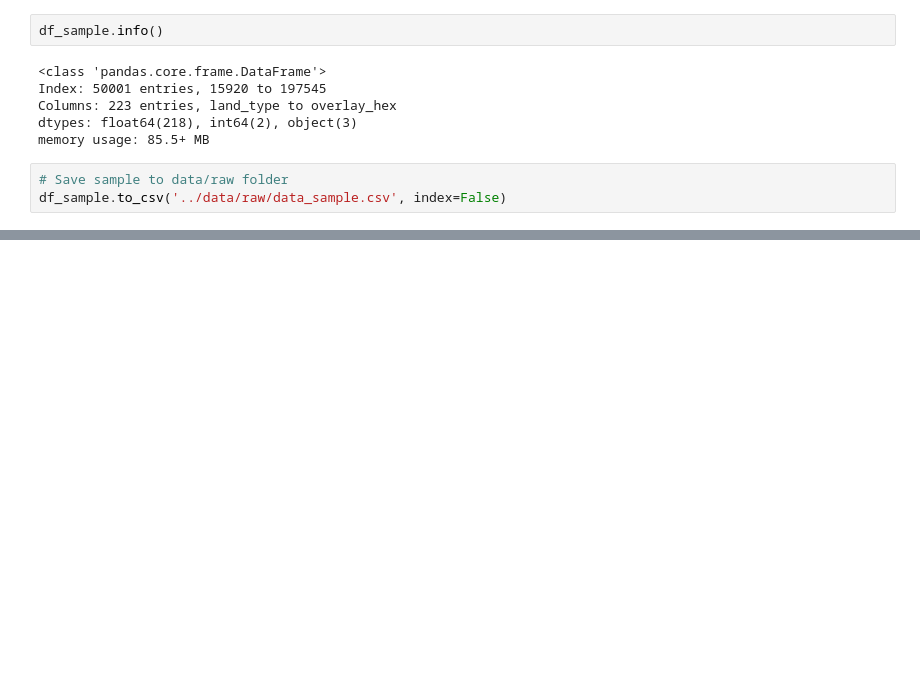
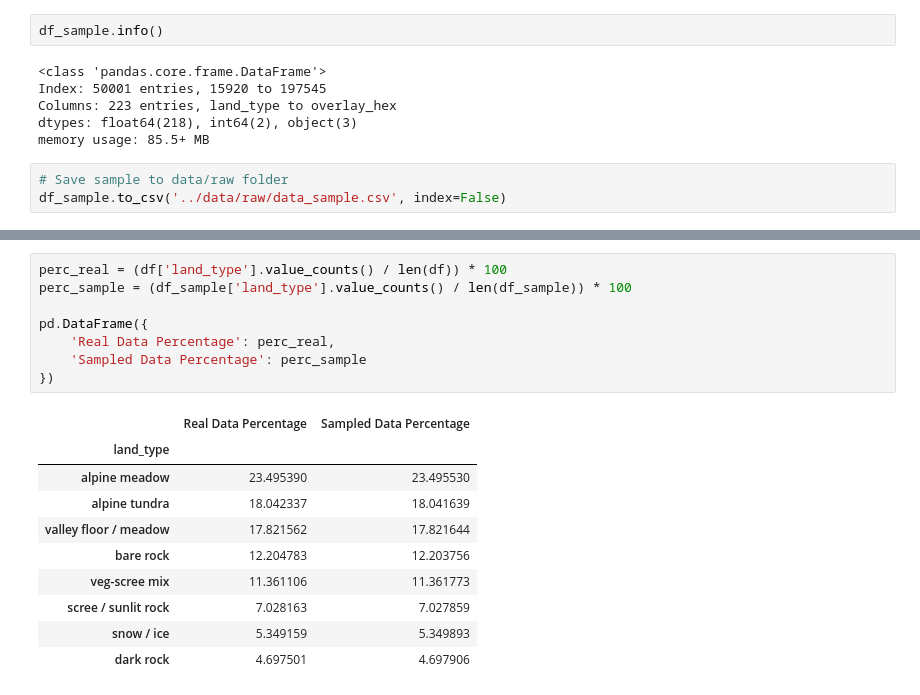
Before and after one commit to Dhruv-baner/st443-group-project, a Jupyter notebook: notebooks/task_1.ipynb, the cells around one changed output, grey strips where cells are left out. Saved outputs shown, nothing was run; the diff lists cells and outputs as text; blank space fills up the shorter version.

```diff
--- a/notebooks/task_1.ipynb
+++ b/notebooks/task_1.ipynb
@@ -127,0 +166,19 @@ df_sample.to_csv('../data/raw/data_sample.csv', index=False)
+# %%
+perc_real = (df['land_type'].value_counts() / len(df)) * 100
+perc_sample = (df_sample['land_type'].value_counts() / len(df_sample)) * 100
+
+pd.DataFrame({
+    'Real Data Percentage': perc_real,
+    'Sampled Data Percentage': perc_sample
+})
+# %% [output]
+|  | Real Data Percentage | Sampled Data Percentage |
+| land_type |  |  |
+| alpine meadow | 23.495390 | 23.495530 |
+| alpine tundra | 18.042337 | 18.041639 |
+| valley floor / meadow | 17.821562 | 17.821644 |
+| bare rock | 12.204783 | 12.203756 |
+| veg-scree mix | 11.361106 | 11.361773 |
+| scree / sunlit rock | 7.028163 | 7.027859 |
+| snow / ice | 5.349159 | 5.349893 |
+| dark rock | 4.697501 | 4.697906 |
```
Also changed, not shown: parts of 7 cells of this notebook.
